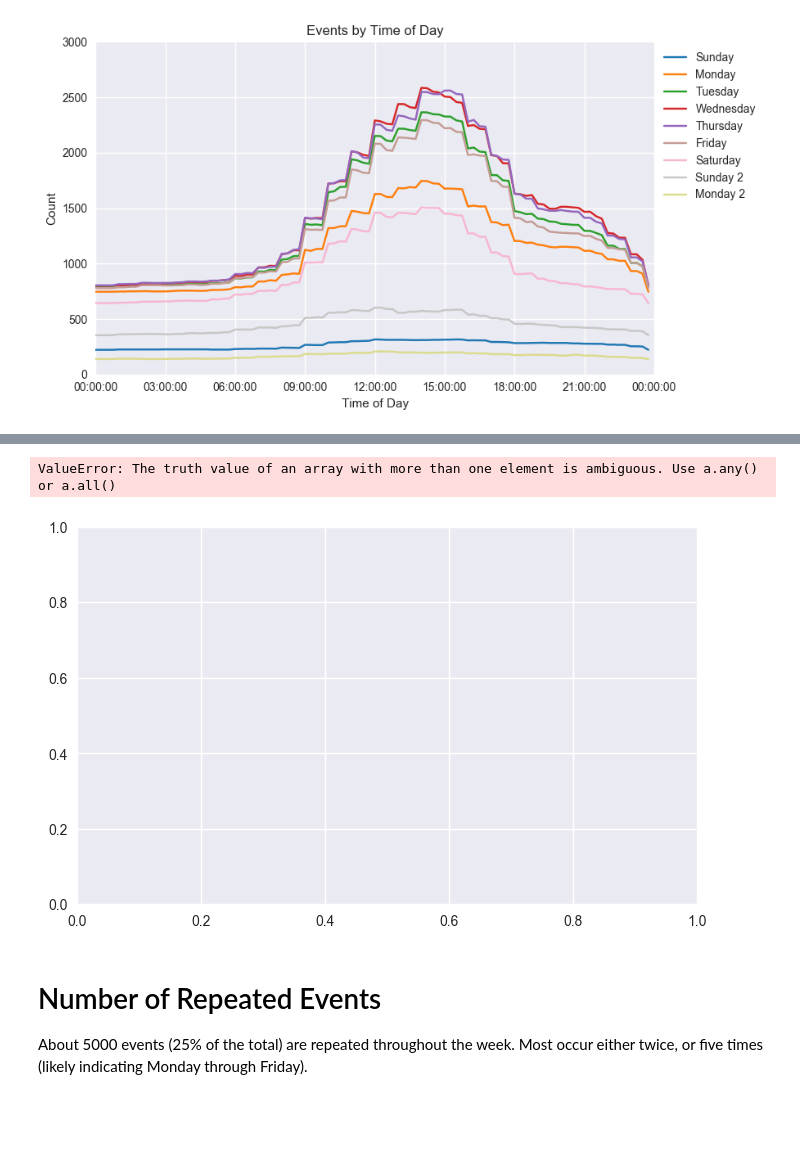
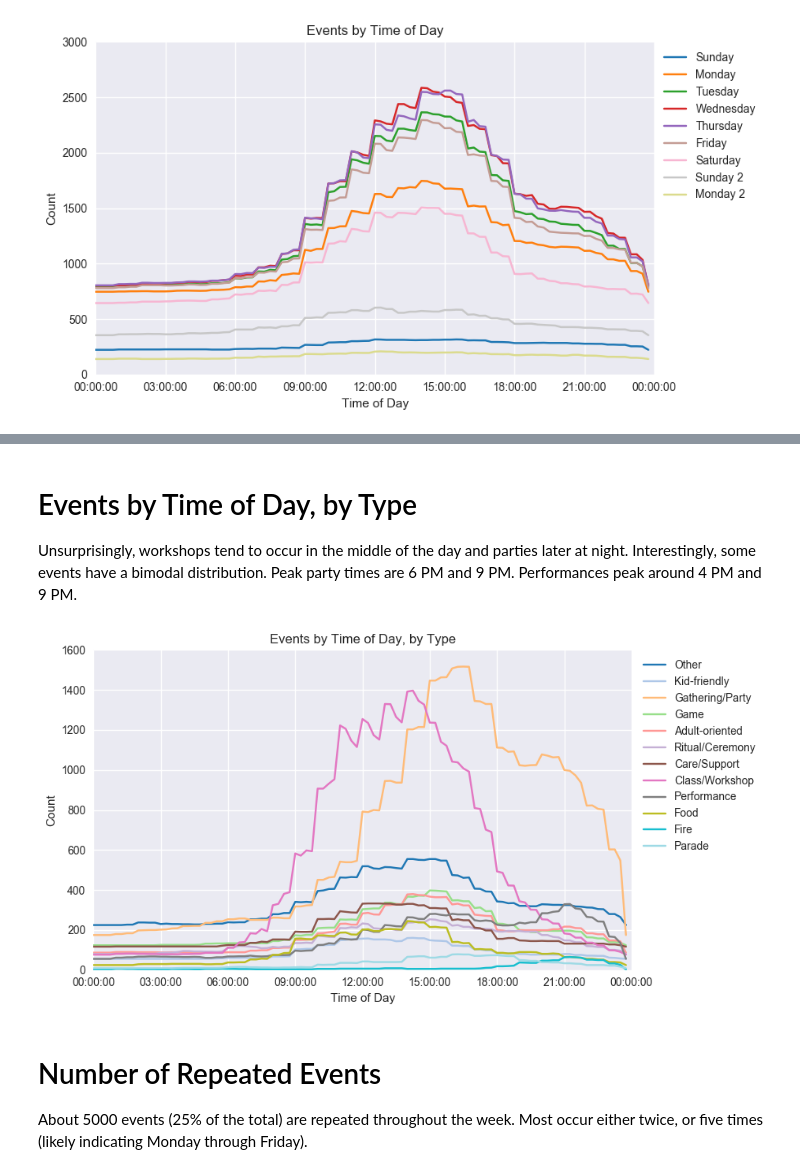
Before and after one commit to nikitabu/Playa_Events, a Jupyter notebook: Playa Events Analysis.ipynb, the cells around one changed output, grey strips where cells are left out. Drawn from its saved outputs; the diff is of its cells as text; code cells hidden in the pictures; blank space fills up the shorter version.

Commit message:
added camp lifespan and event time dist by type

```diff
--- a/Playa Events Analysis.ipynb
+++ b/Playa Events Analysis.ipynb
@@ -436,32 +385,38 @@ df[df['Type'] == 'Game']
+# %% [markdown]
+# Events by Time of Day, by Type
+
+Unsurprisingly, workshops tend to occur in the middle of the day and parties later at night. Interestingly, some events have a bimodal distribution. Peak party times are 6 PM and 9 PM. Performances peak around 4 PM and 9 PM.
 # %%
-start = 0.0;stop = 1.0;
-number_of_lines = 10;
-cm_subsection = np.linspace(start, stop, number_of_lines) ;
-colors = [ cm.tab20(x) for x in cm_subsection ];
+df['Merged Times'] = df['Sunday'].replace('0', np.nan).fillna(df['Monday']).replace('0', np.nan).fillna(df['Tuesday']).replace('0', np.nan).fillna(df['Wednesday']).replace('0', np.nan).fillna(df['Thursday']).replace('0', np.nan).fillna(df['Friday']).replace('0', np.nan).fillna(df['Saturday']).replace('0', np.nan).fillna(df['Sunday2']).replace('0', np.nan).fillna(df['Monday2'])
 
-fig = plt.figure(figsize=(8, 5), dpi=100);
+fig = plt.figure(figsize=(8, 5), dpi=100)
 
-axes1 = fig.add_subplot(111);
+axes1 = fig.add_subplot(111)
 
 event_types = df['Type'].unique()
 
+start = 0.0
+stop = 1.0
+number_of_lines = len(event_types)
+cm_subsection = np.linspace(start, stop, number_of_lines)
+colors = [ cm.tab20(x) for x in cm_subsection ]
+
 for i, event_type in enumerate(event_types):
-    df_temp = construct_cumulative_times(df[df['Type'] == event_type])
+    df_temp = construct_cumulative_times(df[df['Type'] == event_type]['Merged Times'])
 
-    axes1.plot(df_temp['time'], df_temp['count'], color=colors[i], ls='-');
+    axes1.plot(df_temp['time'], df_temp['count'], color=colors[i], ls='-')
 
 axes1.set_xlim(0, df_temp['time'].values[-1])
-#axes1.set_ylim(0, 3000)
+axes1.set_ylim(0, 1600)
 axes1.set_xticks(np.arange(0, 90000, 10800))
 axes1.set_xlabel('Time of Day')
 axes1.set_ylabel('Count')
 axes1.set_title('Events by Time of Day, by Type')
-axes1.legend(event_types, loc='upper right', bbox_to_anchor=(1.2,1));
+axes1.legend(event_types, loc='upper right', bbox_to_anchor=(1.25, 1))
 
-fig.tight_layout();
+fig.tight_layout()
 # %% [output]
-ValueError: The truth value of an array with more than one element is ambiguous. Use a.any() or a.all()
-[figure, old version]
+[figure, new version]
 # %% [markdown]
 # Number of Repeated Events
 
```
Also changed, not shown: parts of 11 cells of this notebook.
